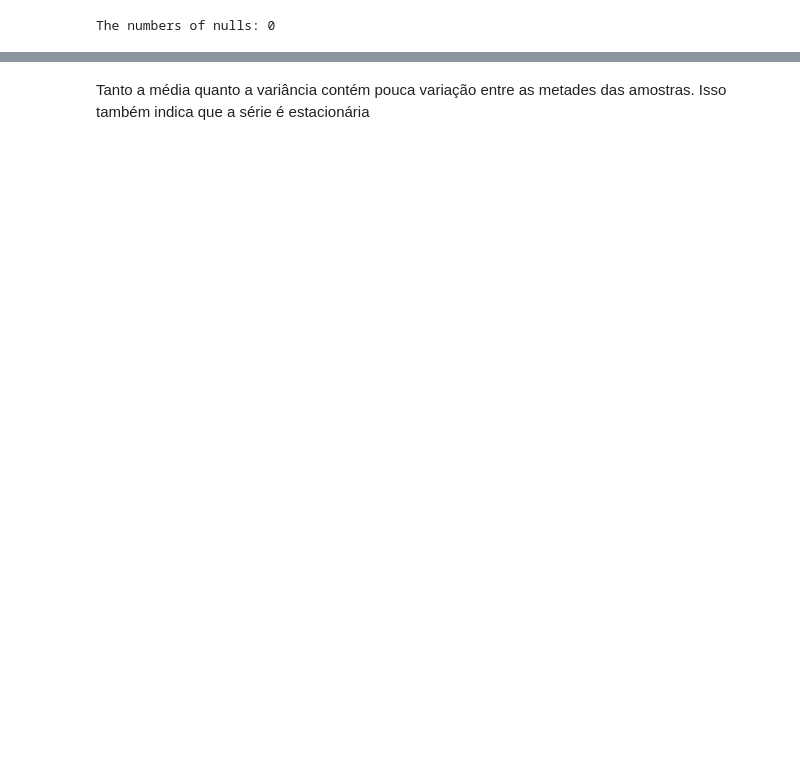
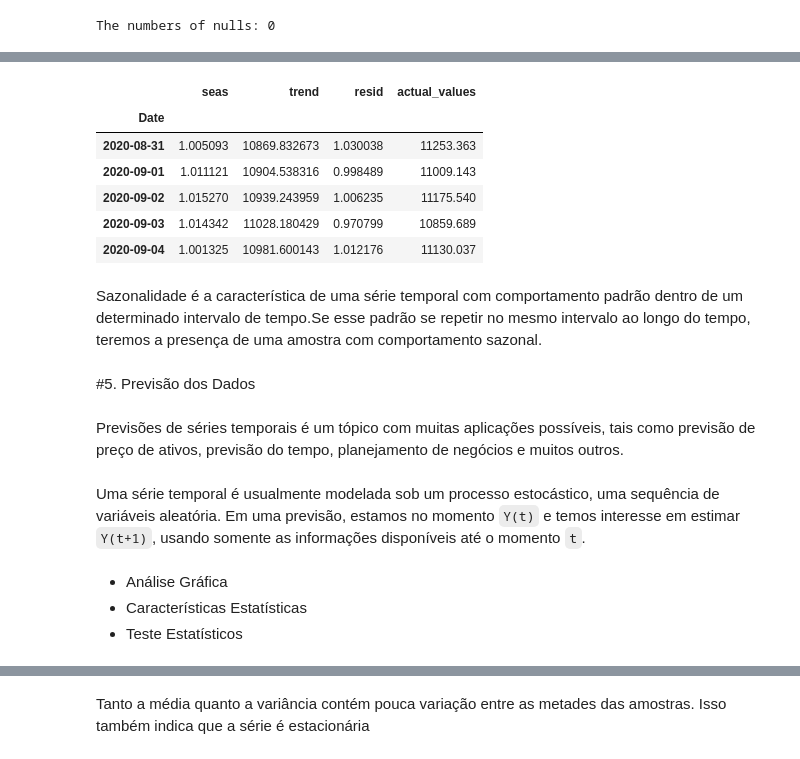
Before and after one commit to ailsonramon/timeseries, a Jupyter notebook: TS_daily_analysis_energy_2000_2021_Brazillian_Northeast_Region.ipynb, the cells around one changed output, grey strips where cells are left out. Saved outputs shown, nothing was run; the diff lists cells and outputs as text; code cells hidden in the pictures; blank space fills up the shorter version.

````diff
--- a/TS_daily_analysis_energy_2000_2021_Brazillian_Northeast_Region.ipynb
+++ b/TS_daily_analysis_energy_2000_2021_Brazillian_Northeast_Region.ipynb
@@ -336,0 +497,5 @@ print("Variancia1:%f\nVariancia2:%f" % (var1,var2))
+# %%
+df_2_percent = data_proportion(df["Megawatts(MW)"],percent=0.02)
+mult_decompose = seasonal_decompose(df_2_percent, model="multiplicative", extrapolate_trend="freq")
+mult_decompose.plot().suptitle("Multiplicative Decompose",size=15)
+plt.show()
@@ -336,0 +504,25 @@ print("Variancia1:%f\nVariancia2:%f" % (var1,var2))
+# %%
+# Actual Values = Product of (Seasonal * Trend * Resid)
+df_reconstructed = pd.concat([mult_decompose.seasonal, mult_decompose.trend, mult_decompose.resid, mult_decompose.observed], axis=1)
+df_reconstructed.columns = ['seas', 'trend', 'resid', 'actual_values']
+df_reconstructed.head()
+# %% [output]
+|  | seas | trend | resid | actual_values |
+| Date |  |  |  |  |
+| 2020-08-31 | 1.005093 | 10869.832673 | 1.030038 | 11253.363 |
+| 2020-09-01 | 1.011121 | 10904.538316 | 0.998489 | 11009.143 |
+| 2020-09-02 | 1.015270 | 10939.243959 | 1.006235 | 11175.540 |
+| 2020-09-03 | 1.014342 | 11028.180429 | 0.970799 | 10859.689 |
+| 2020-09-04 | 1.001325 | 10981.600143 | 1.012176 | 11130.037 |
+# %% [markdown]
+Sazonalidade  é a característica de uma série temporal com comportamento padrão dentro de um determinado intervalo de tempo.Se esse padrão se repetir no mesmo intervalo ao longo do tempo, teremos a presença de uma amostra com comportamento sazonal.
+# %% [markdown]
+#5. Previsão dos Dados
+# %% [markdown]
+Previsões de séries temporais é um tópico com muitas aplicações possíveis, tais como previsão de preço de ativos, previsão do tempo, planejamento de negócios e muitos outros.
+# %% [markdown]
+Uma série temporal é usualmente modelada sob um processo estocástico, uma sequência de variáveis aleatória. Em uma previsão, estamos no momento ```Y(t)``` e temos interesse em estimar ```Y(t+1)```, usando somente as informações disponíveis até o momento ```t```.
+# %% [markdown]
+* Análise Gráfica
+* Características Estatísticas
+* Teste Estatísticos
````
Also changed, not shown: parts of 79 cells of this notebook.
